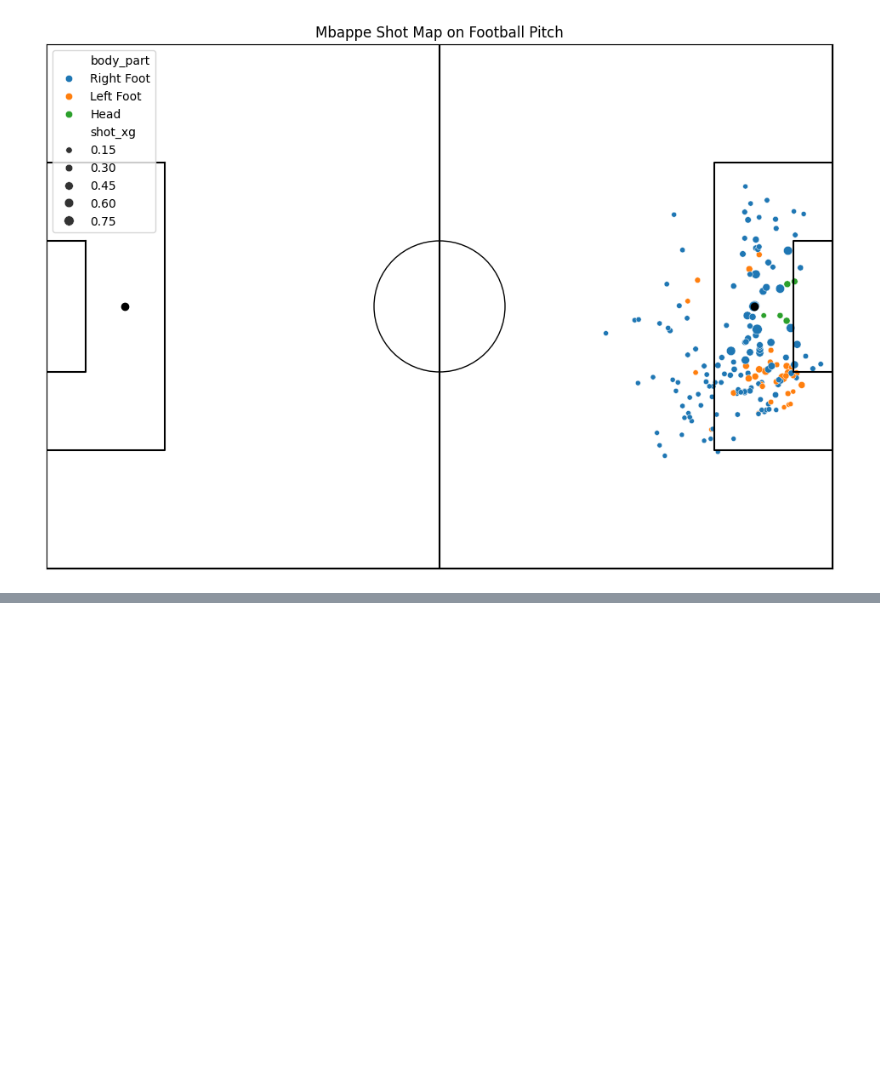
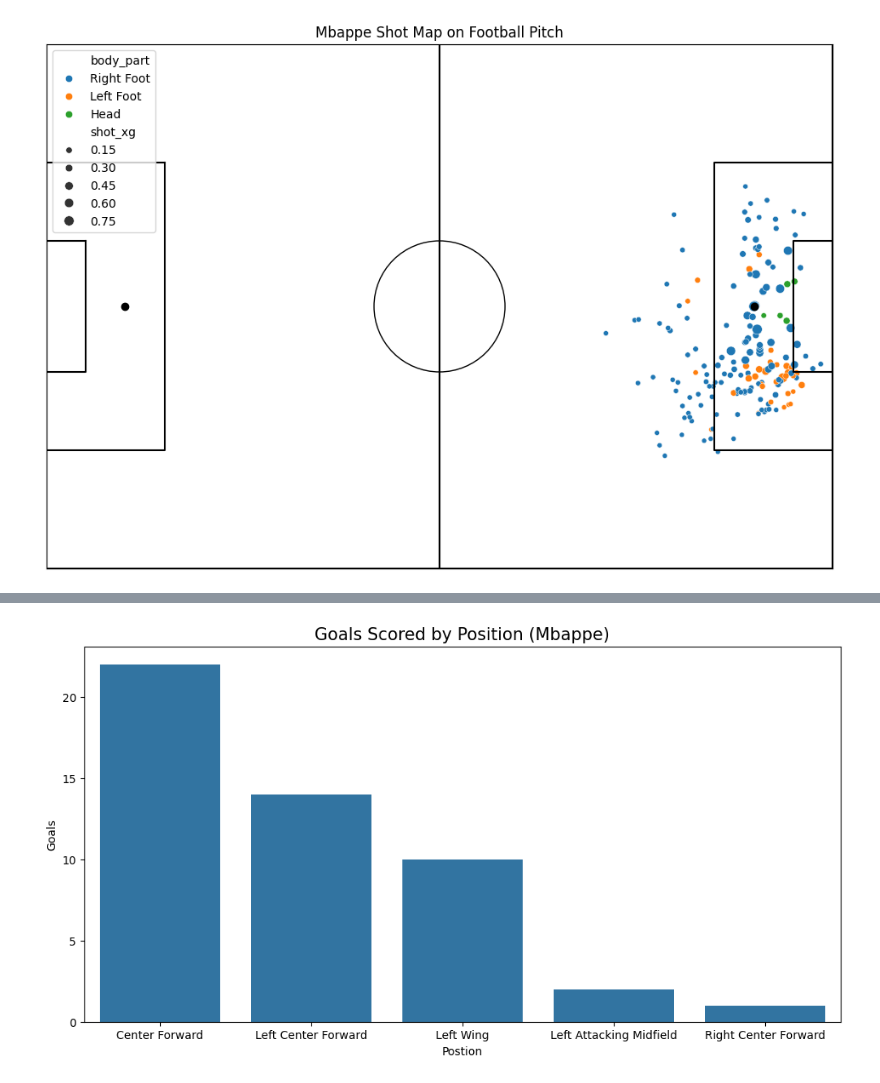
Before and after one commit to Clarkey33/Soccer-xG-Analytics-Model, a Jupyter notebook: notebooks/player_finishing_profile_data_prep.ipynb, the cells around one changed output, grey strips where cells are left out. Drawn from its saved outputs; the diff is of its cells as text; code cells hidden in the pictures; blank space fills up the shorter version.

```diff
--- a/notebooks/player_finishing_profile_data_prep.ipynb
+++ b/notebooks/player_finishing_profile_data_prep.ipynb
@@ -1253,0 +1227,4 @@ messi.to_csv('../data/processed/messi_shot_events.csv',index=False)
+# %%
+#Which position did player score the most goals from?
+goals_by_position_mb=mbappe.query("shot_outcome=='Goal'").groupby(['position_name'])['shot_outcome'].count().sort_values(ascending=False)
+mbappe.query("shot_outcome=='Goal'").groupby(['position_name'])['shot_outcome'].count().sort_values(ascending=False)
@@ -1253,0 +1239,9 @@ messi.to_csv('../data/processed/messi_shot_events.csv',index=False)
+# %%
+plt.figure(figsize=(12,6))
+sns.barplot(goals_by_position_mb)
+plt.title("Goals Scored by Position (Mbappe)",fontsize=15)
+plt.ylabel('Goals')
+plt.xlabel('Postion')
+plt.show()
+# %% [output]
+[figure, added]
```
Also changed, not shown: parts of 39 cells of this notebook, 1 other file.
